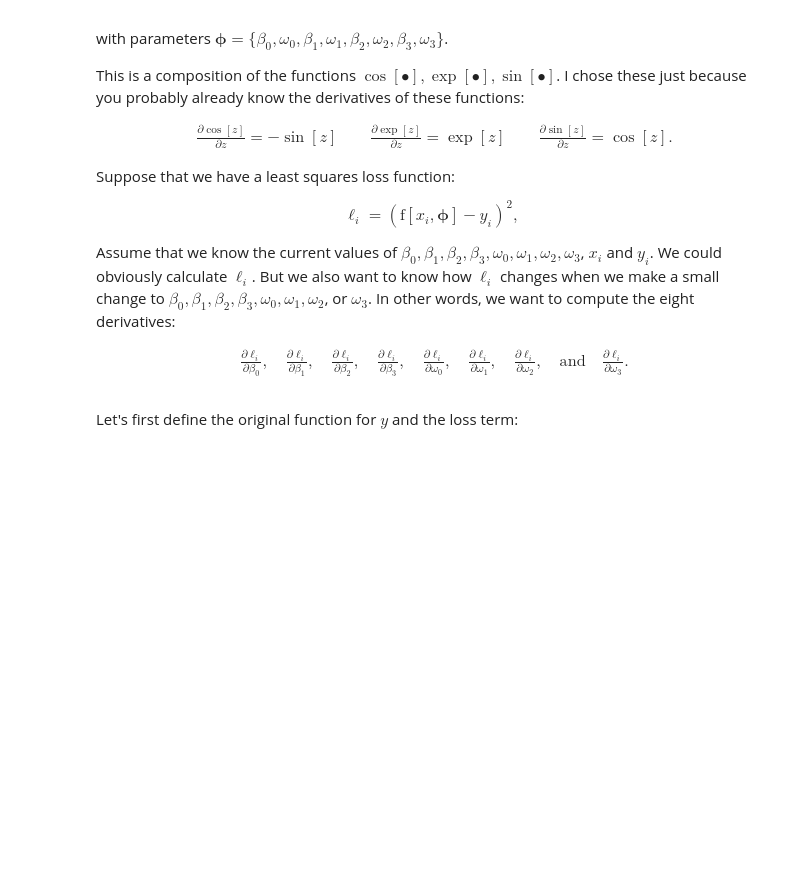
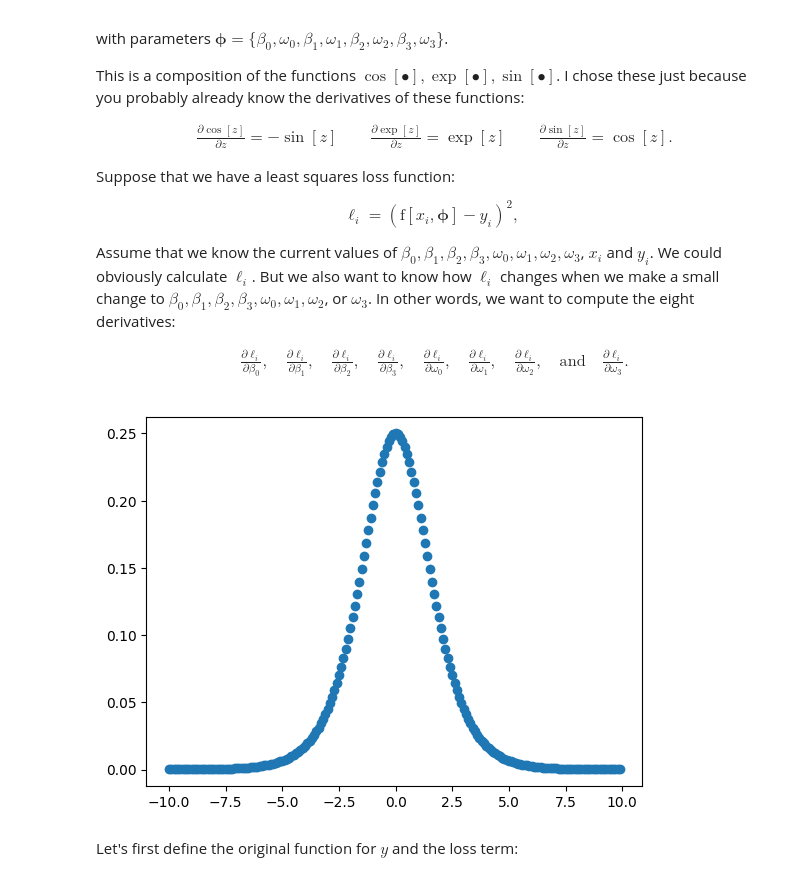
Before and after one commit to mishanko/udlbook, a Jupyter notebook: Notebooks/Chap07/7_1_Backpropagation_in_Toy_Model.ipynb, the cells around one changed output. Cells and saved outputs as stored; diff of their text form; code cells hidden in the pictures; blank space fills up the shorter version.

```diff
--- a/Notebooks/Chap07/7_1_Backpropagation_in_Toy_Model.ipynb
+++ b/Notebooks/Chap07/7_1_Backpropagation_in_Toy_Model.ipynb
@@ -37,6 +37,15 @@ Assume that we know the current values of $\beta_{0},\beta_{1},\beta_{2},\beta_{
 # %%
 # import library
 import numpy as np
+# %%
+a = np.arange(-10, 10, 0.1)
+y = (1/(1+np.exp(-a))) * (1 - (1/(1+np.exp(-a))))
+import matplotlib.pyplot as plt
+
+fig, ax = plt.subplots()
+_ = ax.scatter(a, y)
+# %% [output]
+[figure, added]
 # %% [markdown]
 Let's first define the original function for $y$ and the loss term:
 # %%
```
Also changed, not shown: 3 other files.
